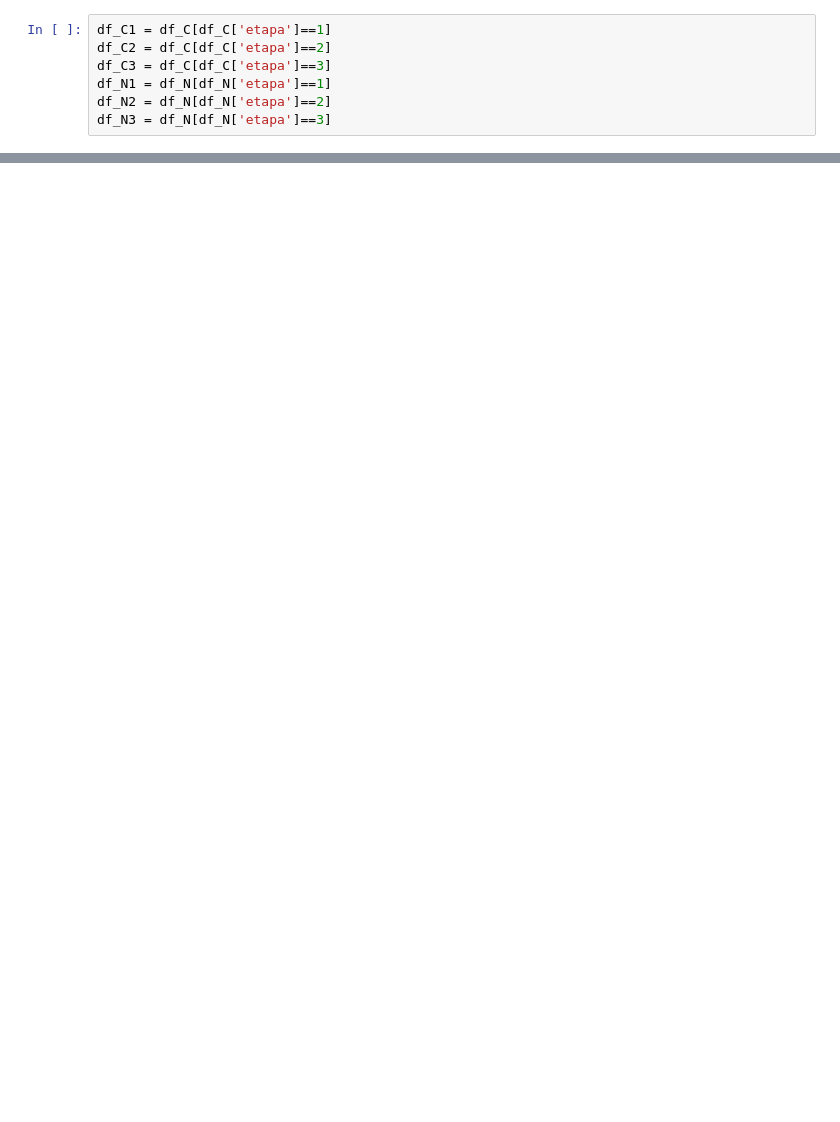
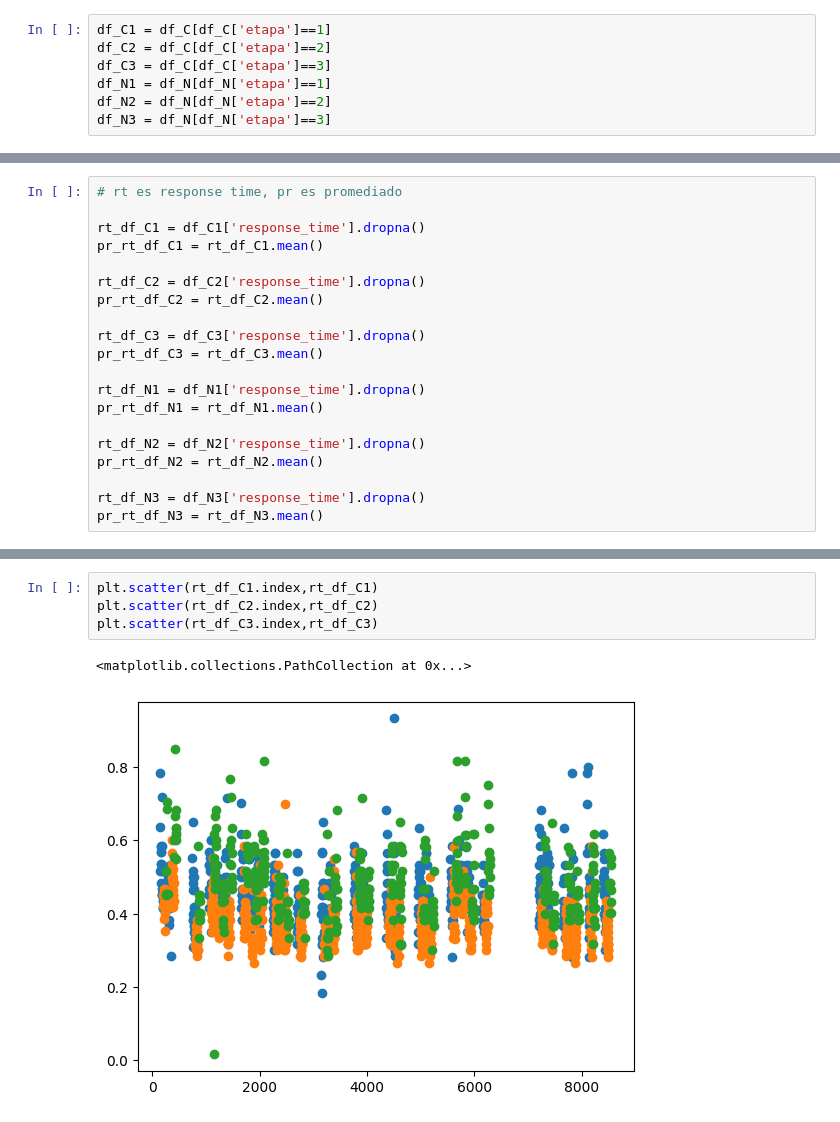
Before and after one commit to lucas-dobrovolski/Neuro, a Jupyter notebook: analisis neuro.ipynb, the cells around one changed output, grey strips where cells are left out. Saved outputs shown, nothing was run; the diff lists cells and outputs as text; blank space fills up the shorter version.

```diff
--- a/analisis neuro.ipynb
+++ b/analisis neuro.ipynb
@@ -91,0 +104,20 @@ df_C2
+# %%
+# rt es response time, pr es promediado
+
+rt_df_C1 = df_C1['response_time'].dropna()
+pr_rt_df_C1 = rt_df_C1.mean()
+
+rt_df_C2 = df_C2['response_time'].dropna()
+pr_rt_df_C2 = rt_df_C2.mean()
+
+rt_df_C3 = df_C3['response_time'].dropna()
+pr_rt_df_C3 = rt_df_C3.mean()
+
+rt_df_N1 = df_N1['response_time'].dropna()
+pr_rt_df_N1 = rt_df_N1.mean()
+
+rt_df_N2 = df_N2['response_time'].dropna()
+pr_rt_df_N2 = rt_df_N2.mean()
+
+rt_df_N3 = df_N3['response_time'].dropna()
+pr_rt_df_N3 = rt_df_N3.mean()
@@ -91,0 +180,7 @@ df_C2
+# %%
+plt.scatter(rt_df_C1.index,rt_df_C1)
+plt.scatter(rt_df_C2.index,rt_df_C2)
+plt.scatter(rt_df_C3.index,rt_df_C3)
+# %% [output]
+<matplotlib.collections.PathCollection at 0x...>
+[figure, added]
```
Also changed, not shown: parts of 9 cells of this notebook.
